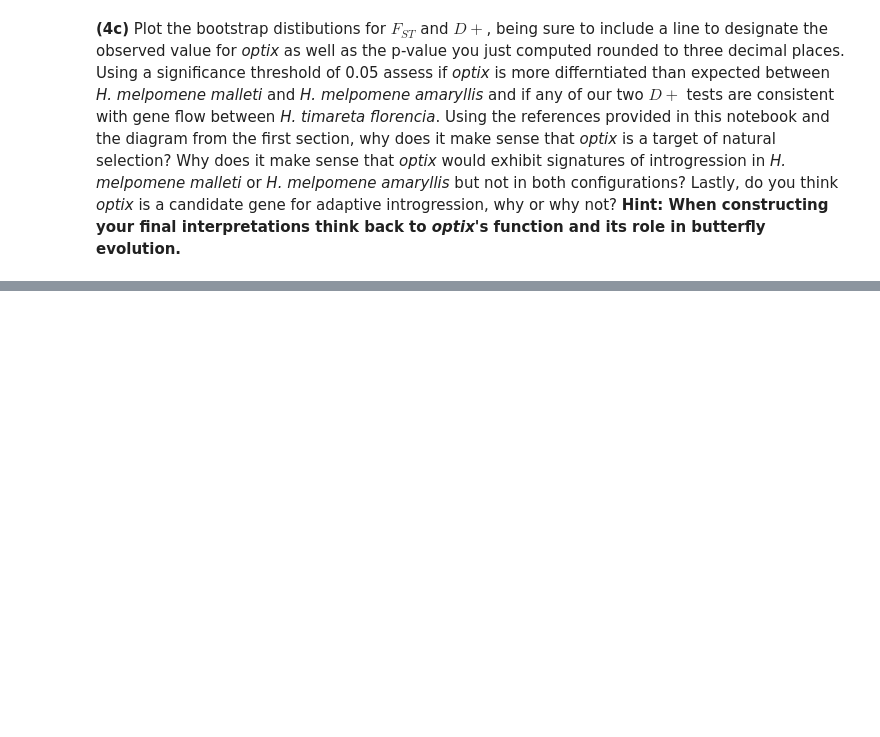
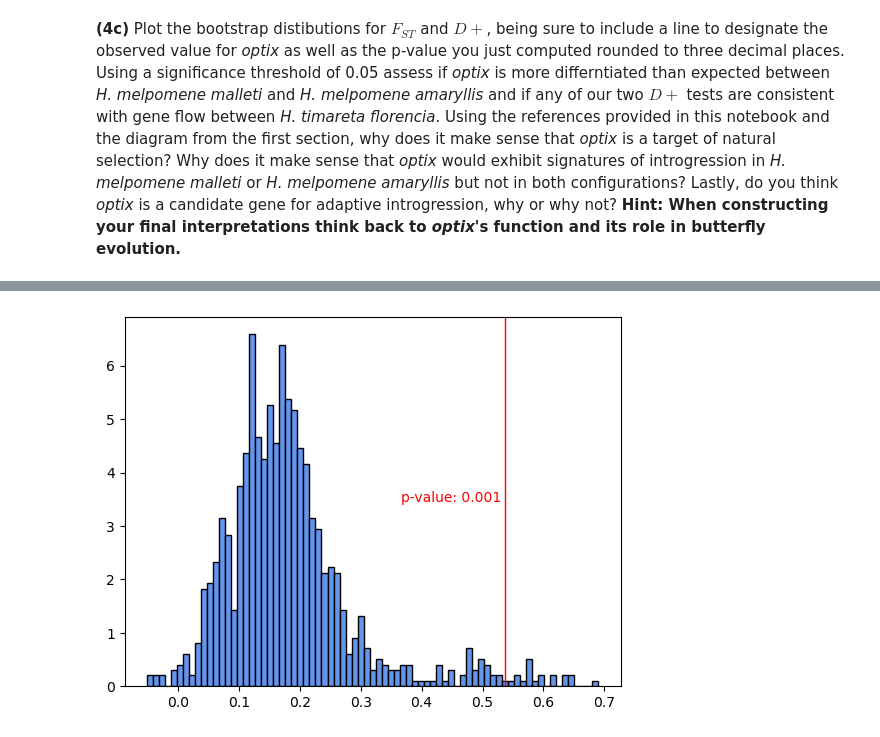
Before and after one commit to pgundral/biol1435, a Jupyter notebook: problem_set_4_PRANAV_GUNDRALA.ipynb, the cells around one changed output, grey strips where cells are left out. Saved outputs shown, nothing was run; the diff lists cells and outputs as text; code cells hidden in the pictures; blank space fills up the shorter version.

```diff
--- a/problem_set_4_PRANAV_GUNDRALA.ipynb
+++ b/problem_set_4_PRANAV_GUNDRALA.ipynb
@@ -601,0 +655,9 @@ __(4c)__ Plot the bootstrap distibutions for $F_{ST}$ and $D+$, being sure to in
+# %%
+# Plot the dplus_mal distribution.
+plt.hist(dplus_mal_dist, bins=75, density=True, color='cornflowerblue', edgecolor='black')
+plt.axvline(optix_dplus_mal, color='red', linewidth=1)
+min_ylim, max_ylim = plt.ylim()
+plt.text(optix_dplus_mal-0.17, max_ylim*0.5, f'p-value: {round(optix_dplus_mal_sf,3)}', color='r')
+plt.show()
+# %% [output]
+[figure, added]
```
Also changed, not shown: parts of 5 cells of this notebook.
